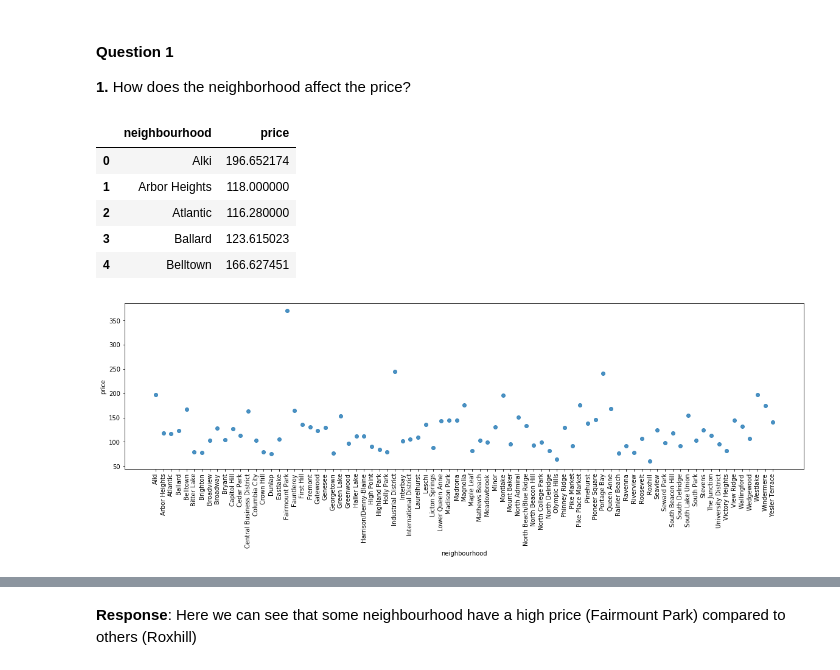
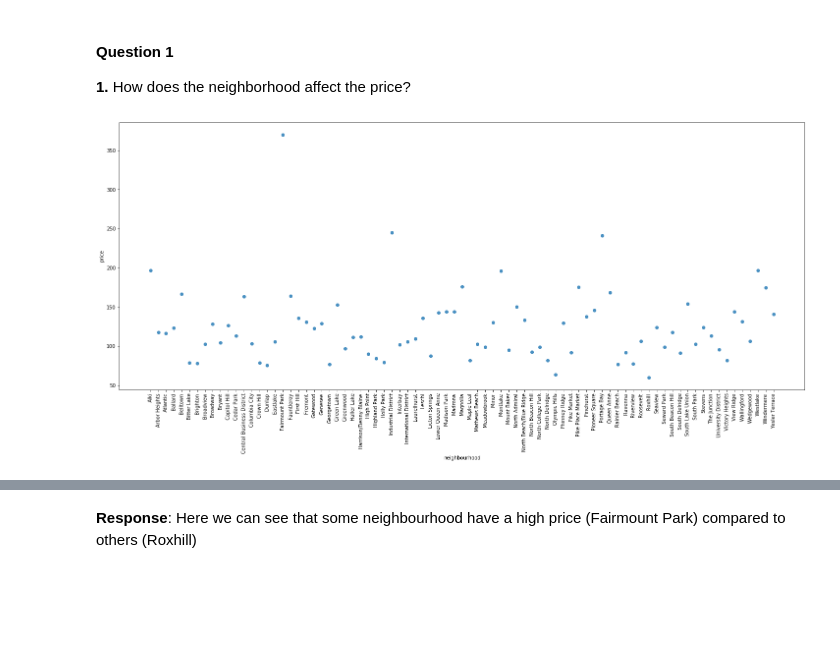
Before and after one commit to Soukab/Seattle-Airbnb-data-analysis, a Jupyter notebook: Seattle Airbnb.ipynb, the cells around one changed output, grey strips where cells are left out. Cells and saved outputs as stored; diff of their text form; code cells hidden in the pictures; blank space fills up the shorter version.

```diff
--- a/Seattle Airbnb.ipynb
+++ b/Seattle Airbnb.ipynb
@@ -33,21 +33,13 @@ price_neighbourhood = price_neighbourhood.dropna(subset=['price'])
 price_neighbourhood['price']=price_neighbourhood.price.str.extract('(\d+)')
 price_neighbourhood['price']=pd.to_numeric(price_neighbourhood['price'])
 mean_price_neighbourhood = price_neighbourhood[['price','neighbourhood']].groupby('neighbourhood').mean().reset_index()
-# %%
-mean_price_neighbourhood.head()
-# %% [output]
-|  | neighbourhood | price |
-| 0 | Alki | 196.652174 |
-| 1 | Arbor Heights | 118.000000 |
-| 2 | Atlantic | 116.280000 |
-| 3 | Ballard | 123.615023 |
-| 4 | Belltown | 166.627451 |
 # %%
 import seaborn as sns
 # use the function regplot to make a scatterplot
-plt.figure(figsize=(20,5))
+plt.figure(figsize=(25,10))
 sns.regplot(x=mean_price_neighbourhood["neighbourhood"], y=mean_price_neighbourhood['price'],fit_reg=False)
 plt.xticks(rotation=90)
+plt.savefig('1.png')
 plt.show()
 # %% [output]
-[figure, old version]
+[figure, new version]
```
Also changed, not shown: parts of 13 cells of this notebook.
